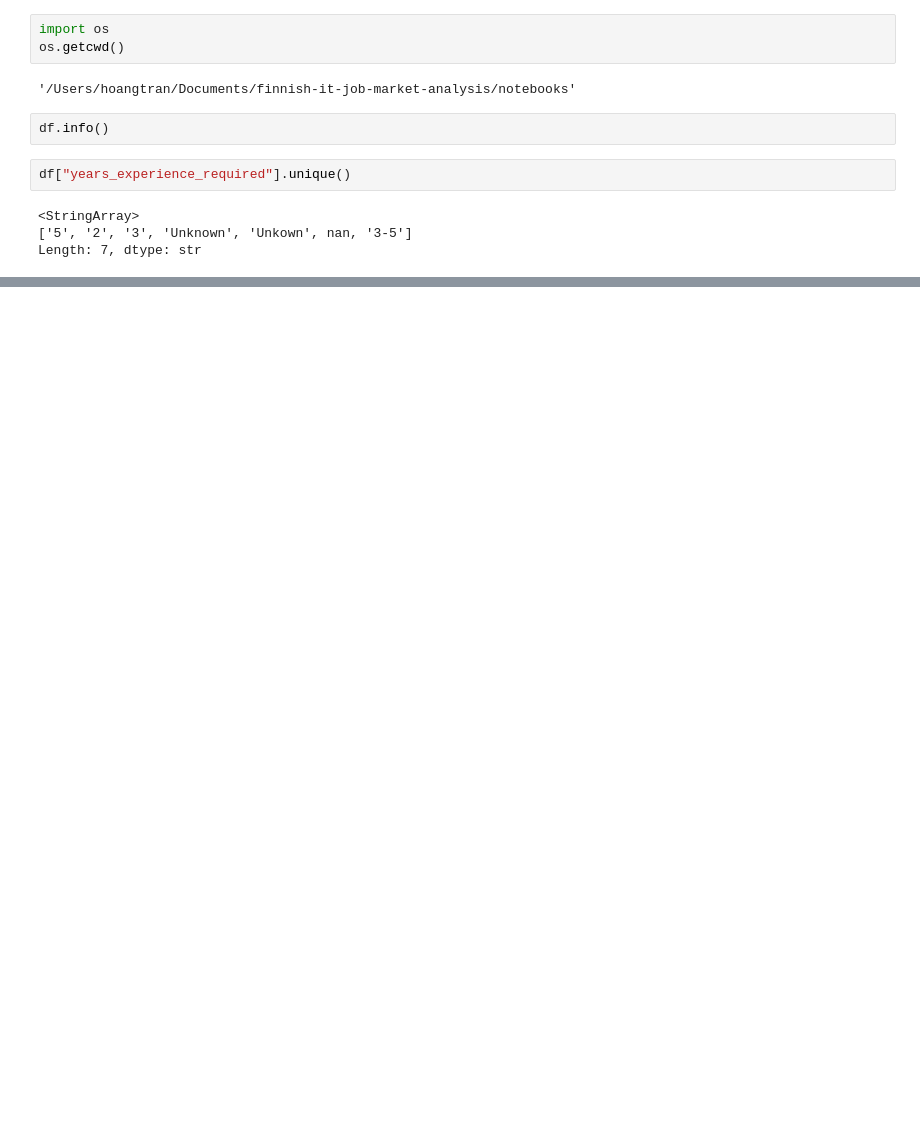
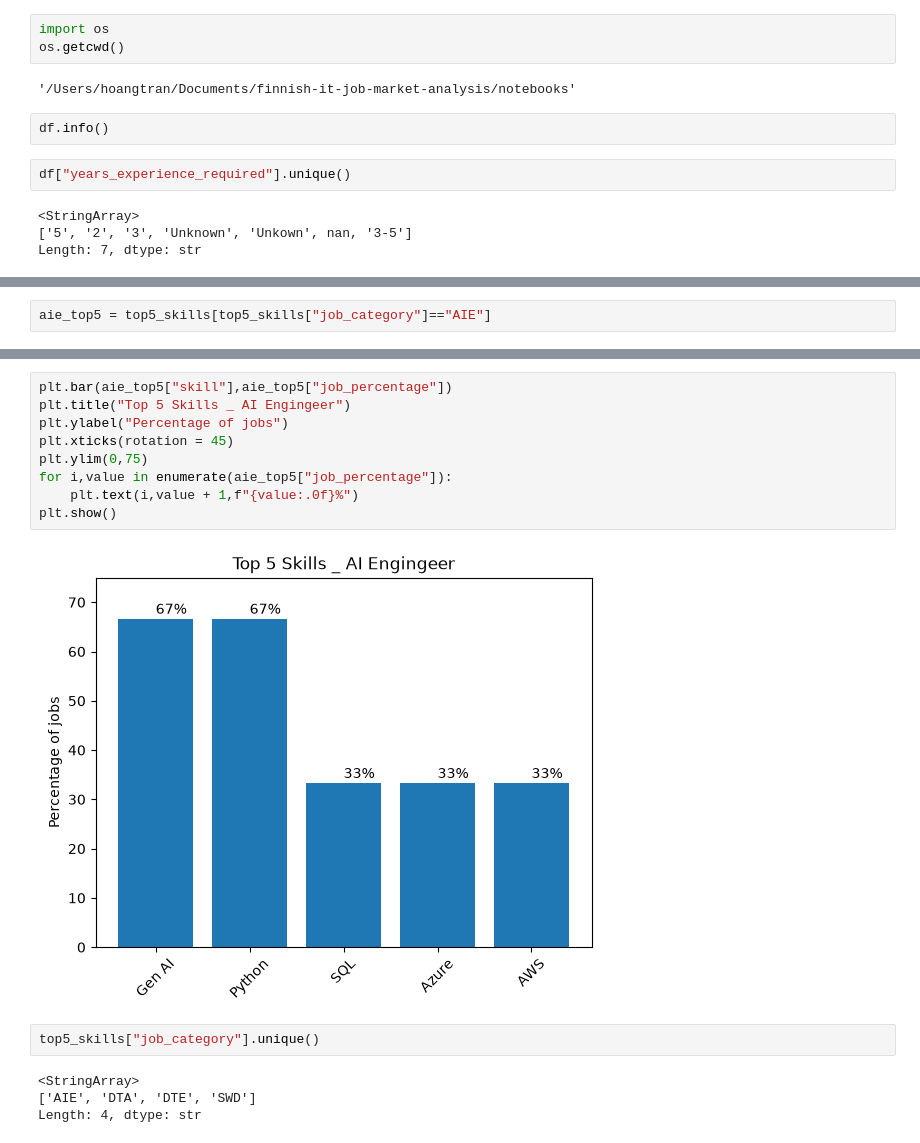
Before and after one commit to Hoangtrana/finnish-it-job-market-analysis, a Jupyter notebook: notebooks/01_data_exploration.ipynb, the cells around one changed output, grey strips where cells are left out. Cells and saved outputs as stored; diff of their text form; blank space fills up the shorter version.

```diff
--- a/notebooks/01_data_exploration.ipynb
+++ b/notebooks/01_data_exploration.ipynb
@@ -41,0 +1104,2 @@ df[df["years_experiences_required"].isna()]
+# %%
+aie_top5 = top5_skills[top5_skills["job_category"]=="AIE"]
@@ -41,0 +1115,17 @@ df[df["years_experiences_required"].isna()]
+# %%
+plt.bar(aie_top5["skill"],aie_top5["job_percentage"])
+plt.title("Top 5 Skills _ AI Engingeer")
+plt.ylabel("Percentage of jobs")
+plt.xticks(rotation = 45)
+plt.ylim(0,75)
+for i,value in enumerate(aie_top5["job_percentage"]):
+    plt.text(i,value + 1,f"{value:.0f}%")
+plt.show()
+# %% [output]
+[figure, added]
+# %%
+top5_skills["job_category"].unique()
+# %% [output]
+<StringArray>
+['AIE', 'DTA', 'DTE', 'SWD']
+Length: 4, dtype: str
```
Also changed, not shown: parts of 148 cells of this notebook, 1 other file.
